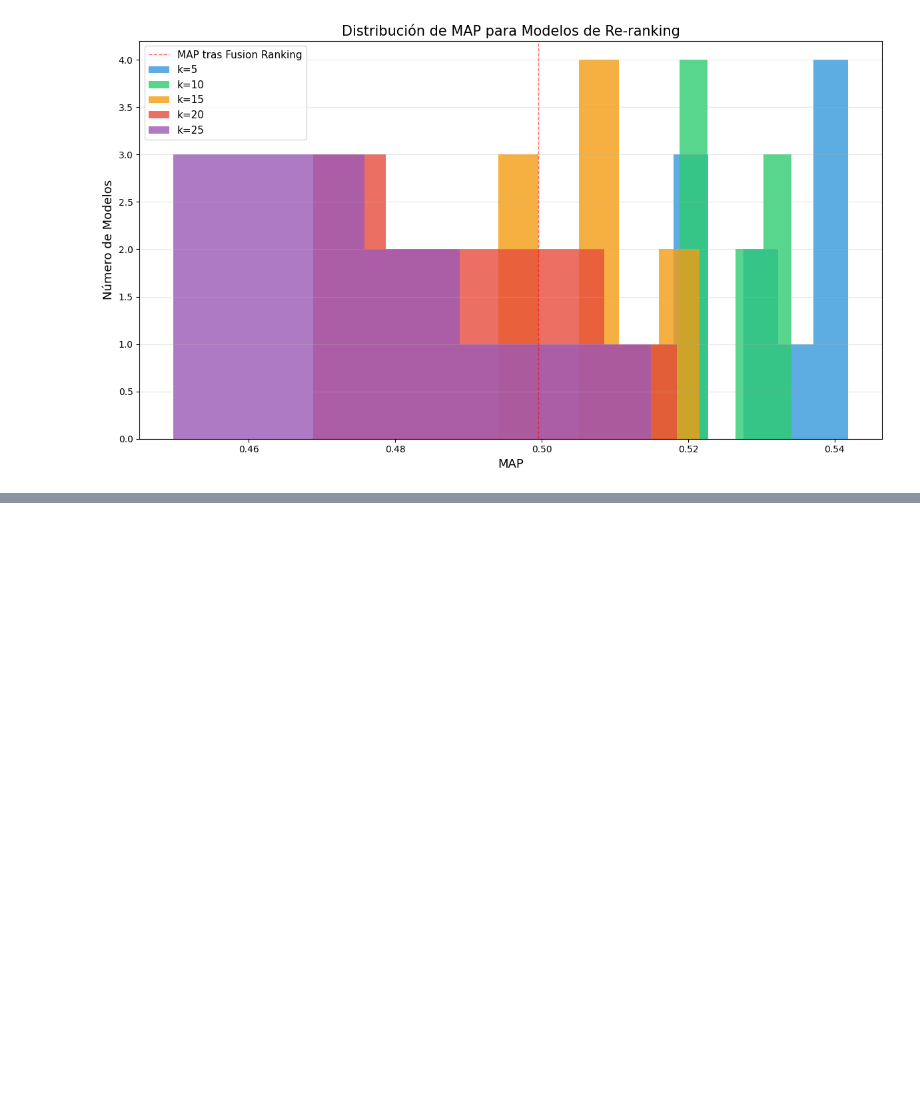
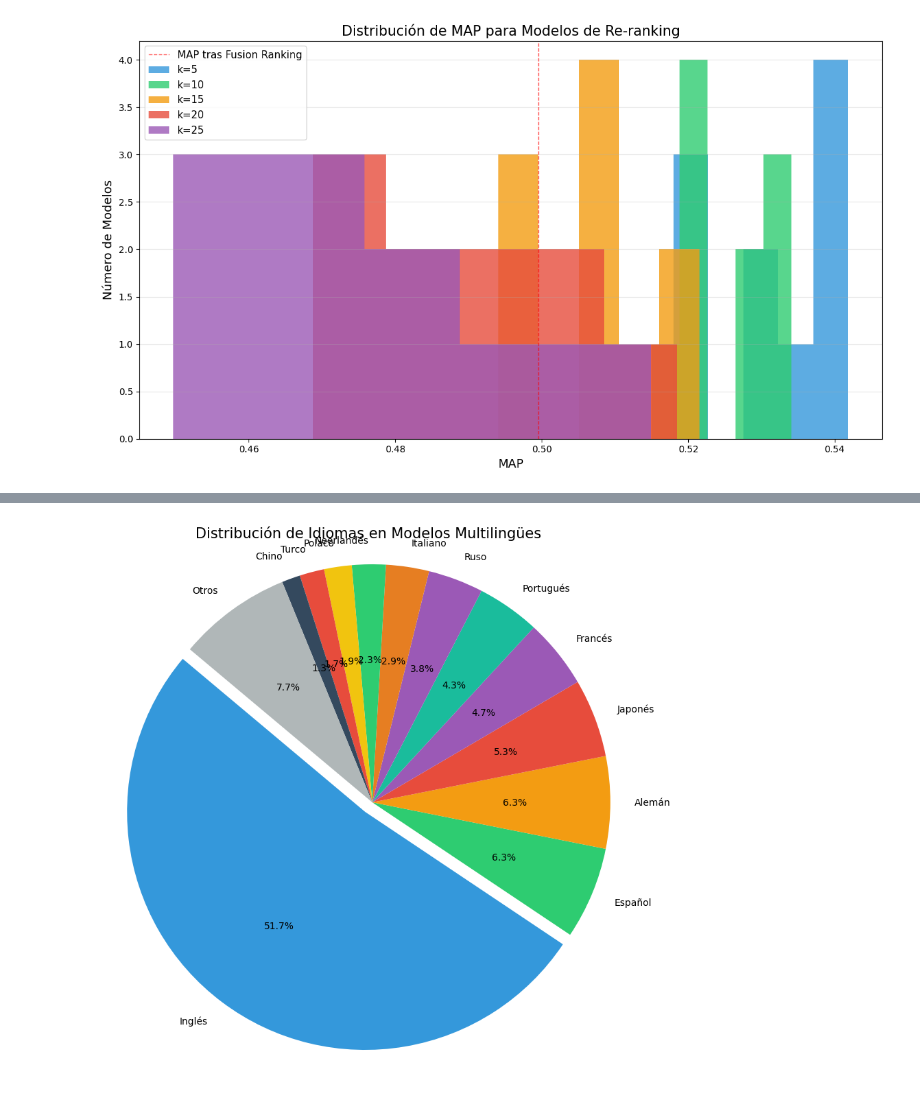
Before and after one commit to davidgc14/TalentCLEF-TaskA, a Jupyter notebook: notebooks/Plots.ipynb, the cells around one changed output, grey strips where cells are left out. Cells and saved outputs as stored; diff of their text form; code cells hidden in the pictures; blank space fills up the shorter version.

```diff
--- a/notebooks/Plots.ipynb
+++ b/notebooks/Plots.ipynb
@@ -409,0 +506,40 @@ plt.show()
+# %%
+# hacer ahora un diagrama de quesos pero con estos idiomas, poniendo Otros para lenguajes menores a un 1%
+# English
+# 49.6%
+# Spanish
+# 6.0%
+# German
+# 6.0%
+# Japanese
+# 5.1%
+# French
+# 4.5%
+# Portuguese
+# 4.1%
+# Russian
+# 3.6%
+# Italian
+# 2.8%
+# Dutch, Flemish
+# 2.2%
+# Polish
+# 1.8%
+# Turkish
+# 1.6%
+# Chinese
+# 1.2%
+# Others
+# 7.4%
+from matplotlib import pyplot as plt
+labels = ['Inglés', 'Español', 'Alemán', 'Japonés', 'Francés', 'Portugués', 'Ruso', 'Italiano', 'Neerlandés', 'Polaco', 'Turco', 'Chino', 'Otros']
+sizes = [49.6, 6.0, 6.0, 5.1, 4.5, 4.1, 3.6, 2.8, 2.2, 1.8, 1.6, 1.2, 7.4]
+colors = ['#3498db', '#2ecc71', '#f39c12', '#e74c3c', '#9b59b6', "#1abc9c", "#9b59b6", "#e67e22", "#2ecc71", "#f1c40f", "#e74c3c", "#34495e", "#b0b7b8"]
+explode = (0.05, 0, 0, 0, 0, 0, 0, 0, 0, 0, 0, 0, 0)
+plt.figure(figsize=(10, 10))
+plt.pie(sizes, explode=explode, labels=labels, colors=colors, autopct='%1.1f%%', shadow=False, startangle=140)
+plt.title('Distribución de Idiomas en Modelos Multilingües', fontsize=15)
+plt.axis('equal')
+plt.show()
+# %% [output]
+[figure, added]
```
Also changed, not shown: parts of 7 cells of this notebook.
